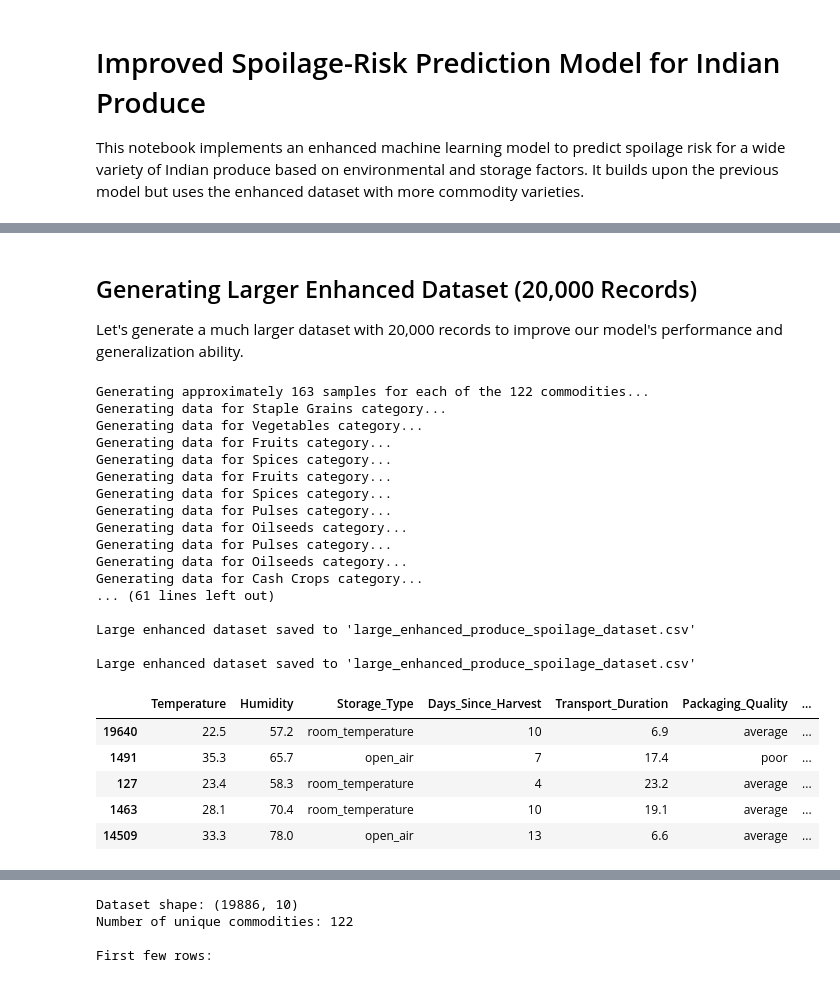
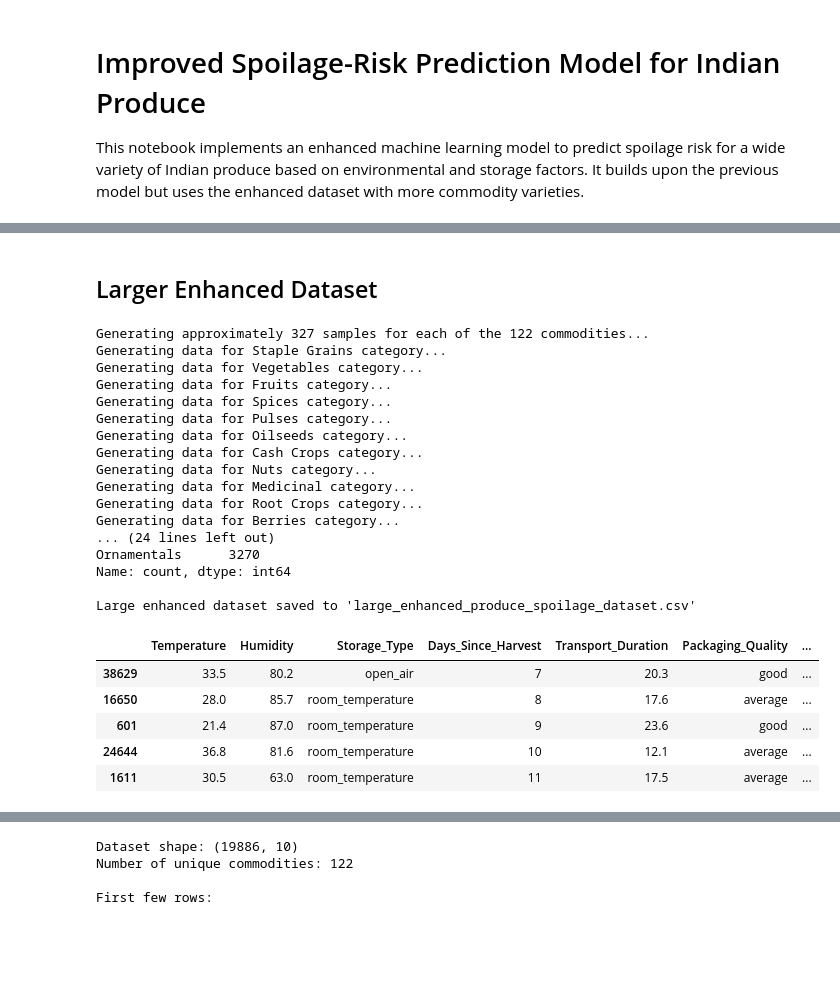
Before and after one commit to TridentifyIshaan/Surplus2Serve, a Jupyter notebook: Model/enhanced_spoilage_model.ipynb, the cells around one changed output, grey strips where cells are left out. Saved outputs shown, nothing was run; the diff lists cells and outputs as text; code cells hidden in the pictures; blank space fills up the shorter version.

```diff
--- a/Model/enhanced_spoilage_model.ipynb
+++ b/Model/enhanced_spoilage_model.ipynb
@@ -863,13 +22,0 @@ predict_and_visualize(
-# %%
-import pickle
-
-# Save the general model
-with open('produce_spoilage_general_model.pkl', 'wb') as f:
-    pickle.dump(rf_pipeline, f)
-
-# Save the commodity-specific models
-for group, model in group_models.items():
-    with open(f'produce_spoilage_{group.lower()}_model.pkl', 'wb') as f:
-        pickle.dump(model, f)
-
-print("Models saved successfully!")
@@ -1029,14 +150,12 @@ def generate_commodity_data(commodity, num_samples):
         })
 
     return data
-# %% [markdown]
-## Generating Larger Enhanced Dataset (20,000 Records)
-
-Let's generate a much larger dataset with 20,000 records to improve our model's performance and generalization ability.
+# %% [markdown]
+## Larger Enhanced Dataset
 # %%
 # Calculate number of samples per commodity to reach approximately 20,000 records
 total_commodities = sum(len(commodities) for commodities in enhanced_commodities.values())
-samples_per_commodity = 20000 // total_commodities
+samples_per_commodity = 40000 // total_commodities
 print(f"Generating approximately {samples_per_commodity} samples for each of the {total_commodities} commodities...")
 
 # Generate large dataset with diverse commodities
@@ -1062,46 +181,46 @@ def get_commodity_category(commodity):
             return category
     return "Unknown"
 
 large_enhanced_df['Commodity_Category'] = large_enhanced_df['Commodity_name'].apply(get_commodity_category)
 
 # Display the distribution of spoilage risk
 print("\nSpoilage risk distribution:")
 print(large_enhanced_df['Spoilage_Risk'].value_counts(normalize=True))
 
 # Display distribution by category
 print("\nRecords per category:")
 print(large_enhanced_df['Commodity_Category'].value_counts())
 
 # Save the large enhanced dataset to CSV
 large_enhanced_df.to_csv('large_enhanced_produce_spoilage_dataset.csv', index=False)
 print("\nLarge enhanced dataset saved to 'large_enhanced_produce_spoilage_dataset.csv'")
 
 # Display a sample from the enhanced dataset
 large_enhanced_df.sample(5)
 # %% [output]
-Generating approximately 163 samples for each of the 122 commodities...
+Generating approximately 327 samples for each of the 122 commodities...
 Generating data for Staple Grains category...
 Generating data for Vegetables category...
 Generating data for Fruits category...
 Generating data for Spices category...
-Generating data for Fruits category...
-Generating data for Spices category...
-Generating data for Pulses category...
-Generating data for Oilseeds category...
 Generating data for Pulses category...
 Generating data for Oilseeds category...
 Generating data for Cash Crops category...
-... (61 lines left out)
+Generating data for Nuts category...
+Generating data for Medicinal category...
+Generating data for Root Crops category...
+Generating data for Berries category...
+... (24 lines left out)
+Ornamentals      3270
+Name: count, dtype: int64
 
 Large enhanced dataset saved to 'large_enhanced_produce_spoilage_dataset.csv'
-
-Large enhanced dataset saved to 'large_enhanced_produce_spoilage_dataset.csv'
 |  | Temperature | Humidity | Storage_Type | Days_Since_Harvest | Transport_Duration | Packaging_Quality | ... |
-| 19640 | 22.5 | 57.2 | room_temperature | 10 | 6.9 | average | ... |
-| 1491 | 35.3 | 65.7 | open_air | 7 | 17.4 | poor | ... |
-| 127 | 23.4 | 58.3 | room_temperature | 4 | 23.2 | average | ... |
-| 1463 | 28.1 | 70.4 | room_temperature | 10 | 19.1 | average | ... |
-| 14509 | 33.3 | 78.0 | open_air | 13 | 6.6 | average | ... |
+| 38629 | 33.5 | 80.2 | open_air | 7 | 20.3 | good | ... |
+| 16650 | 28.0 | 85.7 | room_temperature | 8 | 17.6 | average | ... |
+| 601 | 21.4 | 87.0 | room_temperature | 9 | 23.6 | good | ... |
+| 24644 | 36.8 | 81.6 | room_temperature | 10 | 12.1 | average | ... |
+| 1611 | 30.5 | 63.0 | room_temperature | 11 | 17.5 | average | ... |
 # %%
 # Visualize the distribution of commodities and categories in the large dataset
 plt.figure(figsize=(12, 8))
```
Also changed, not shown: parts of 33 cells of this notebook, 1 other file.
